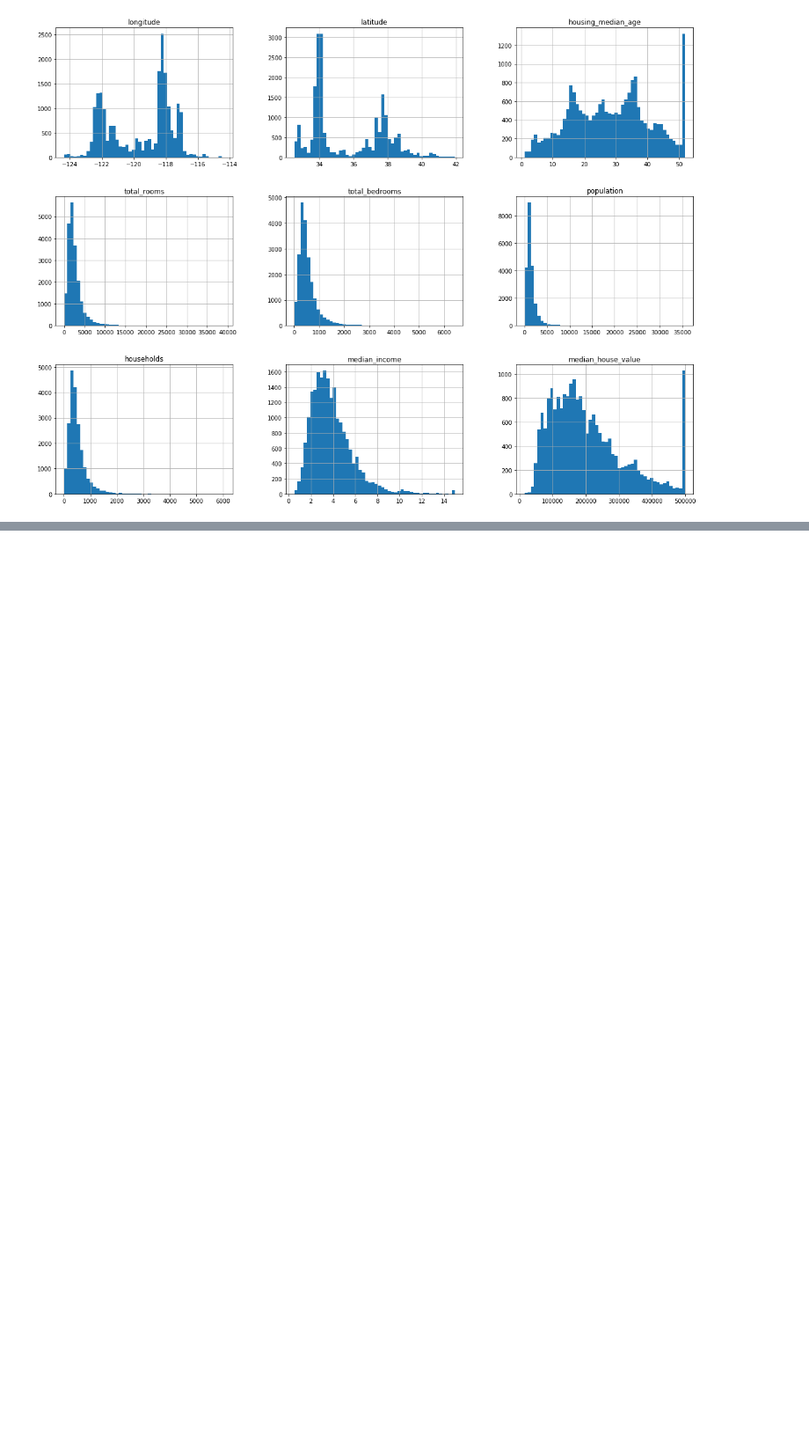
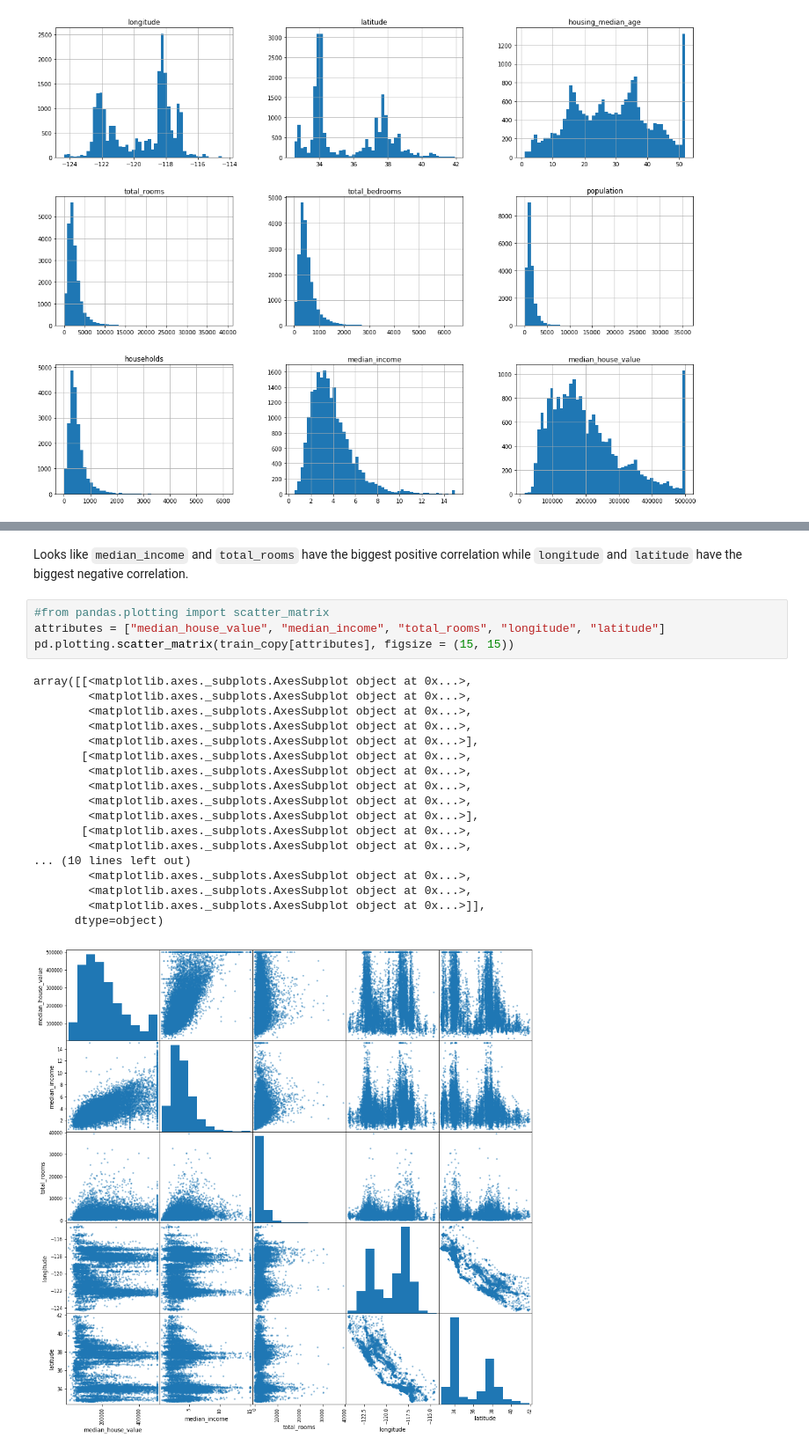
Before and after one commit to theSLWayne/california-housing-model, a Jupyter notebook: California_Housing.ipynb, the cells around one changed output, grey strips where cells are left out. Shown at 88% size. Saved outputs shown, nothing was run; the diff lists cells and outputs as text; blank space fills up the shorter version.

```diff
--- a/California_Housing.ipynb
+++ b/California_Housing.ipynb
@@ -73,0 +137,25 @@ plt.show()
+# %% [markdown]
+Looks like `median_income` and `total_rooms` have the biggest positive correlation while `longitude` and `latitude` have the biggest negative correlation.
+# %%
+#from pandas.plotting import scatter_matrix
+attributes = ["median_house_value", "median_income", "total_rooms", "longitude", "latitude"]
+pd.plotting.scatter_matrix(train_copy[attributes], figsize = (15, 15))
+# %% [output]
+array([[<matplotlib.axes._subplots.AxesSubplot object at 0x...>,
+        <matplotlib.axes._subplots.AxesSubplot object at 0x...>,
+        <matplotlib.axes._subplots.AxesSubplot object at 0x...>,
+        <matplotlib.axes._subplots.AxesSubplot object at 0x...>,
+        <matplotlib.axes._subplots.AxesSubplot object at 0x...>],
+       [<matplotlib.axes._subplots.AxesSubplot object at 0x...>,
+        <matplotlib.axes._subplots.AxesSubplot object at 0x...>,
+        <matplotlib.axes._subplots.AxesSubplot object at 0x...>,
+        <matplotlib.axes._subplots.AxesSubplot object at 0x...>,
+        <matplotlib.axes._subplots.AxesSubplot object at 0x...>],
+       [<matplotlib.axes._subplots.AxesSubplot object at 0x...>,
+        <matplotlib.axes._subplots.AxesSubplot object at 0x...>,
+... (10 lines left out)
+        <matplotlib.axes._subplots.AxesSubplot object at 0x...>,
+        <matplotlib.axes._subplots.AxesSubplot object at 0x...>,
+        <matplotlib.axes._subplots.AxesSubplot object at 0x...>]],
+      dtype=object)
+[figure, added]
```
Also changed, not shown: parts of 14 cells of this notebook.
